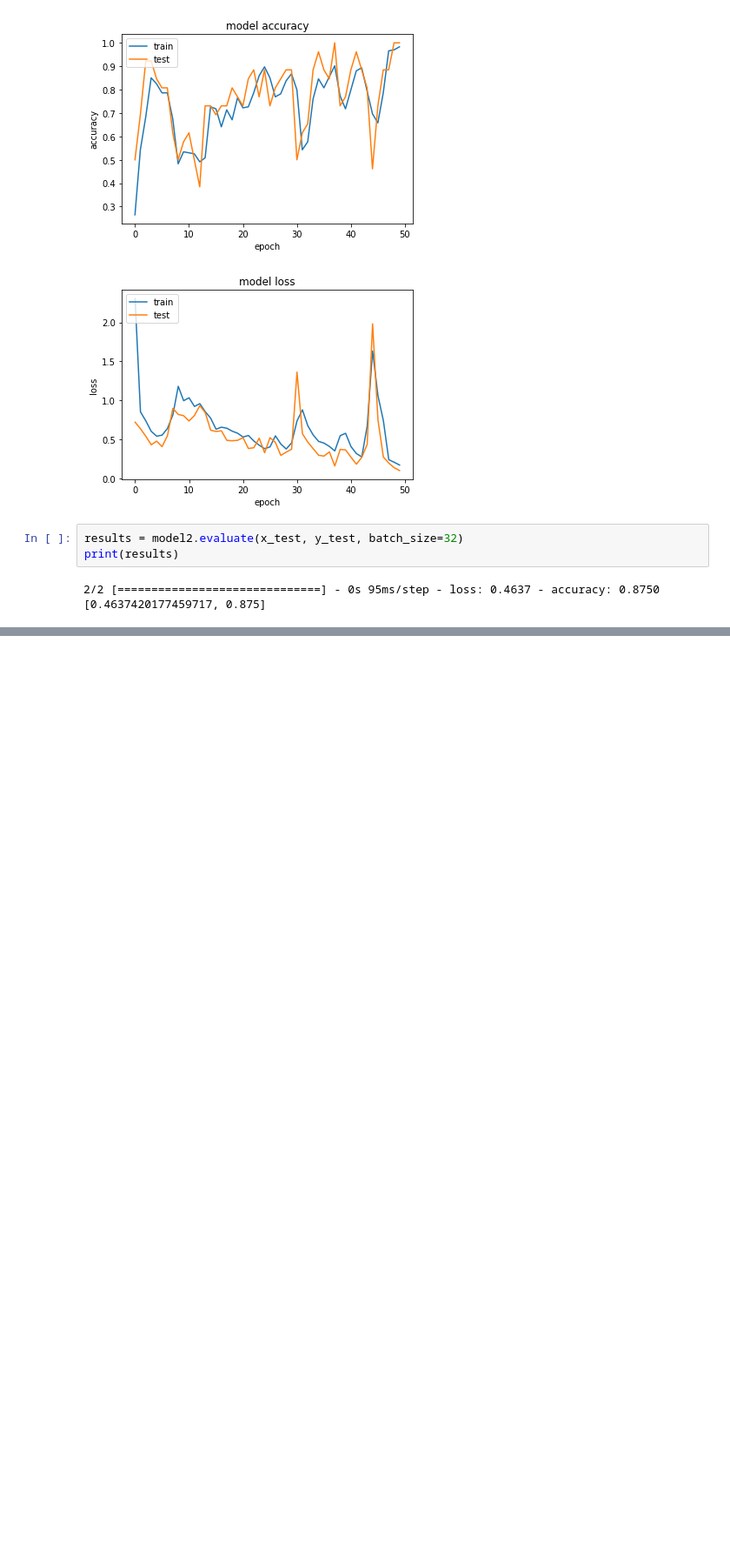
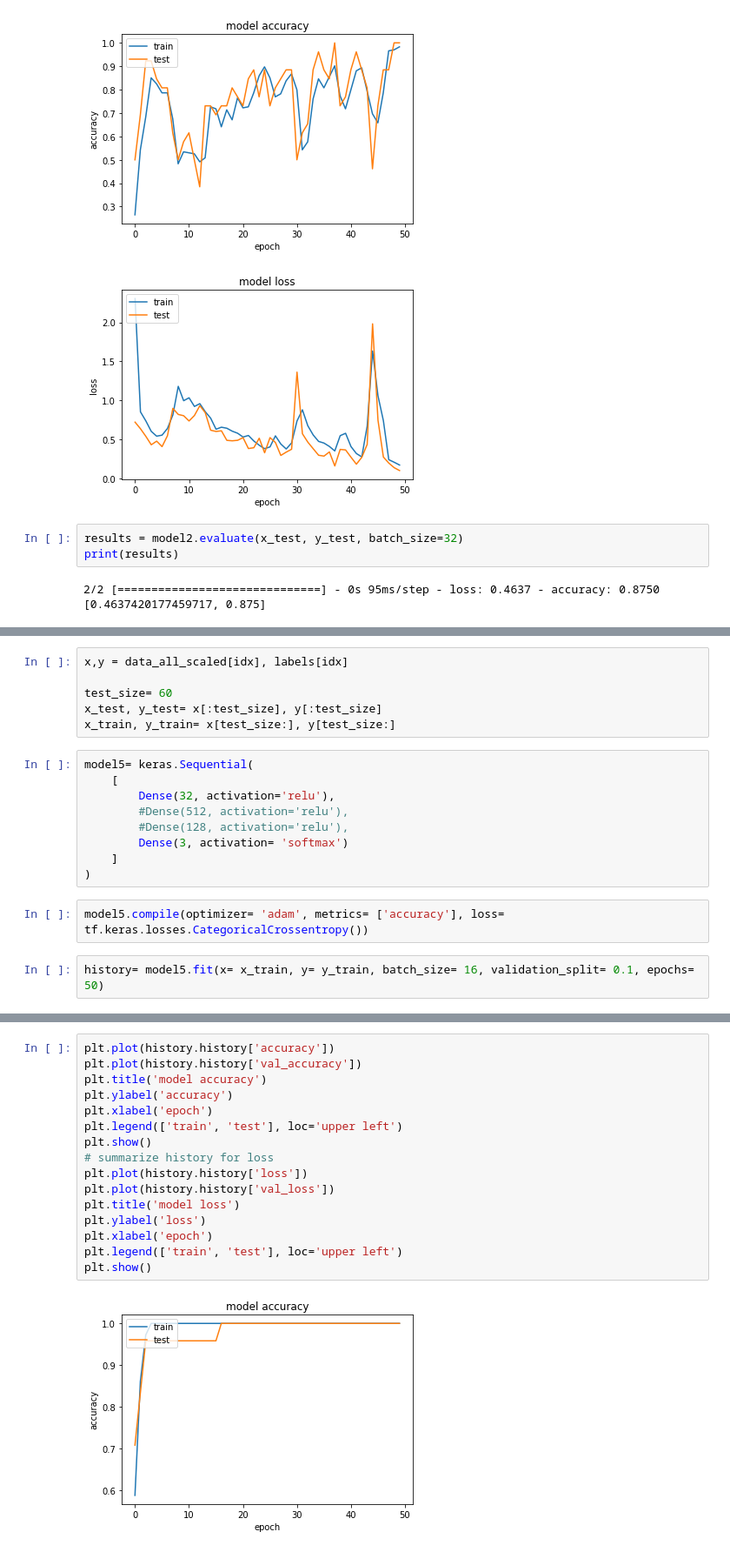
Before and after one commit to Simon-delalande/Using-persistent-homology-and-transformers-for-classification-, a Jupyter notebook: attention_TDA.ipynb, the cells around one changed output, grey strips where cells are left out. Shown at 87% size. Cells and saved outputs as stored; diff of their text form; blank space fills up the shorter version.

```diff
--- a/attention_TDA.ipynb
+++ b/attention_TDA.ipynb
@@ -371,0 +561,19 @@ print(results)
+# %%
+x,y = data_all_scaled[idx], labels[idx]
+
+test_size= 60
+x_test, y_test= x[:test_size], y[:test_size]
+x_train, y_train= x[test_size:], y[test_size:]
+# %%
+model5= keras.Sequential(
+    [
+        Dense(32, activation='relu'),
+        #Dense(512, activation='relu'),
+        #Dense(128, activation='relu'),
+        Dense(3, activation= 'softmax')
+    ]
+)
+# %%
+model5.compile(optimizer= 'adam', metrics= ['accuracy'], loss= tf.keras.losses.CategoricalCrossentropy())
+# %%
+history= model5.fit(x= x_train, y= y_train, batch_size= 16, validation_split= 0.1, epochs= 50)
@@ -371,0 +598,18 @@ print(results)
+# %%
+plt.plot(history.history['accuracy'])
+plt.plot(history.history['val_accuracy'])
+plt.title('model accuracy')
+plt.ylabel('accuracy')
+plt.xlabel('epoch')
+plt.legend(['train', 'test'], loc='upper left')
+plt.show()
+# summarize history for loss
+plt.plot(history.history['loss'])
+plt.plot(history.history['val_loss'])
+plt.title('model loss')
+plt.ylabel('loss')
+plt.xlabel('epoch')
+plt.legend(['train', 'test'], loc='upper left')
+plt.show()
+# %% [output]
+[figure, added]
```
Also changed, not shown: parts of 46 cells of this notebook.
